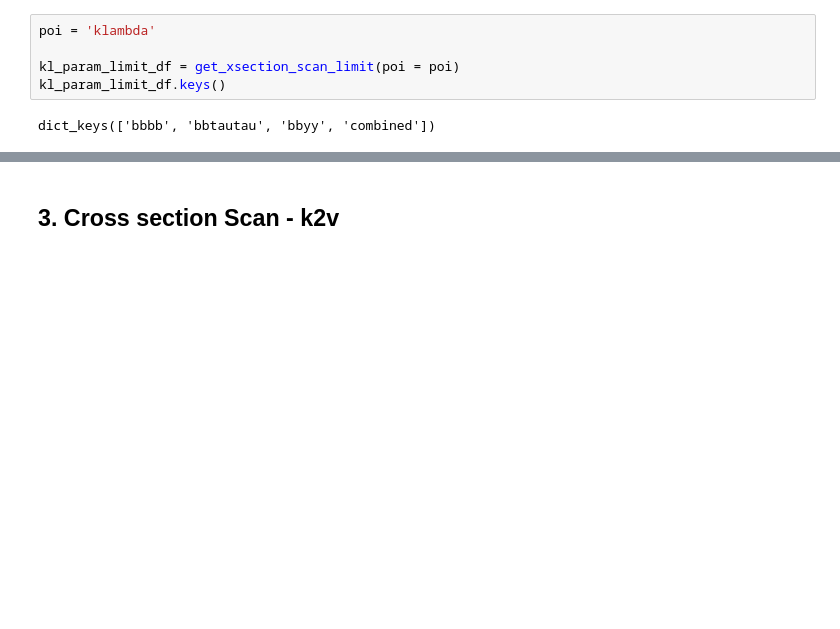
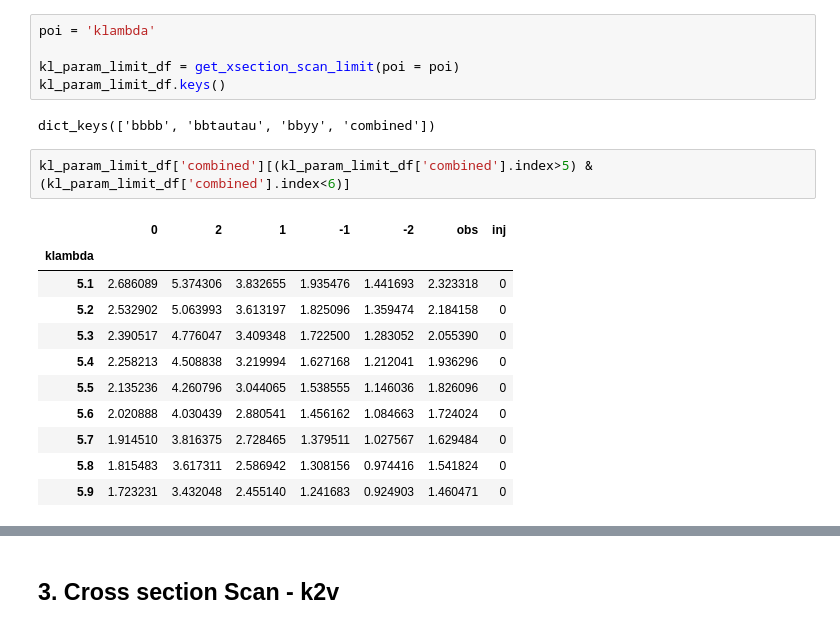
Before and after one commit to dyl64/hh_combination_fw, a Jupyter notebook: tutorials/HHH2022/GenPlots.ipynb, the cells around one changed output, grey strips where cells are left out. Drawn from its saved outputs; the diff is of its cells as text; blank space fills up the shorter version.

```diff
--- a/tutorials/HHH2022/GenPlots.ipynb
+++ b/tutorials/HHH2022/GenPlots.ipynb
@@ -261,3 +331,17 @@ kl_param_limit_df = get_xsection_scan_limit(poi = poi)
 kl_param_limit_df.keys()
 # %% [output]
 dict_keys(['bbbb', 'bbtautau', 'bbyy', 'combined'])
+# %%
+kl_param_limit_df['combined'][(kl_param_limit_df['combined'].index>5) & (kl_param_limit_df['combined'].index<6)]
+# %% [output]
+|  | 0 | 2 | 1 | -1 | -2 | obs | inj |
+| klambda |  |  |  |  |  |  |  |
+| 5.1 | 2.686089 | 5.374306 | 3.832655 | 1.935476 | 1.441693 | 2.323318 | 0 |
+| 5.2 | 2.532902 | 5.063993 | 3.613197 | 1.825096 | 1.359474 | 2.184158 | 0 |
+| 5.3 | 2.390517 | 4.776047 | 3.409348 | 1.722500 | 1.283052 | 2.055390 | 0 |
+| 5.4 | 2.258213 | 4.508838 | 3.219994 | 1.627168 | 1.212041 | 1.936296 | 0 |
+| 5.5 | 2.135236 | 4.260796 | 3.044065 | 1.538555 | 1.146036 | 1.826096 | 0 |
+| 5.6 | 2.020888 | 4.030439 | 2.880541 | 1.456162 | 1.084663 | 1.724024 | 0 |
+| 5.7 | 1.914510 | 3.816375 | 2.728465 | 1.379511 | 1.027567 | 1.629484 | 0 |
+| 5.8 | 1.815483 | 3.617311 | 2.586942 | 1.308156 | 0.974416 | 1.541824 | 0 |
+| 5.9 | 1.723231 | 3.432048 | 2.455140 | 1.241683 | 0.924903 | 1.460471 | 0 |
```
Also changed, not shown: parts of 18 cells of this notebook, 2 other files.
